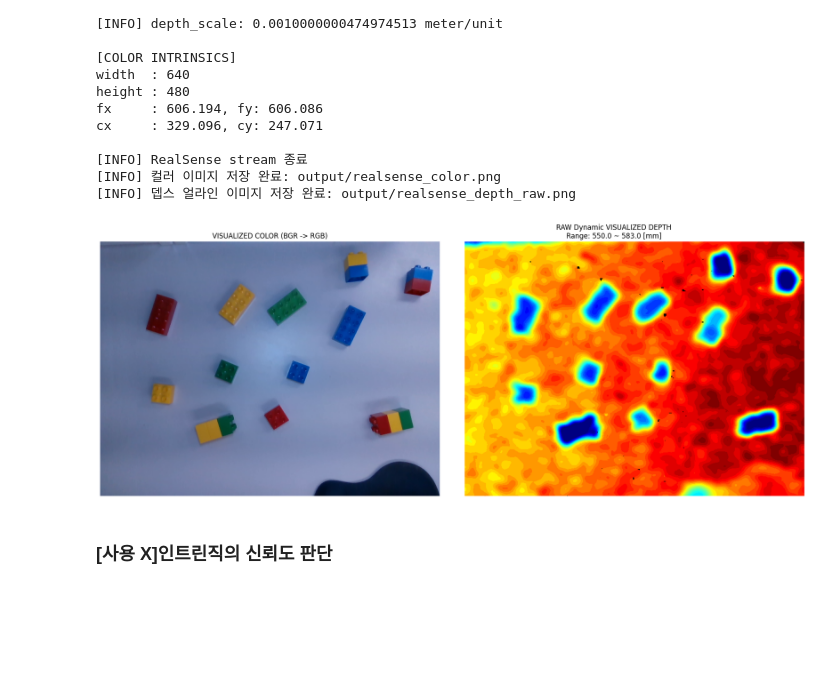
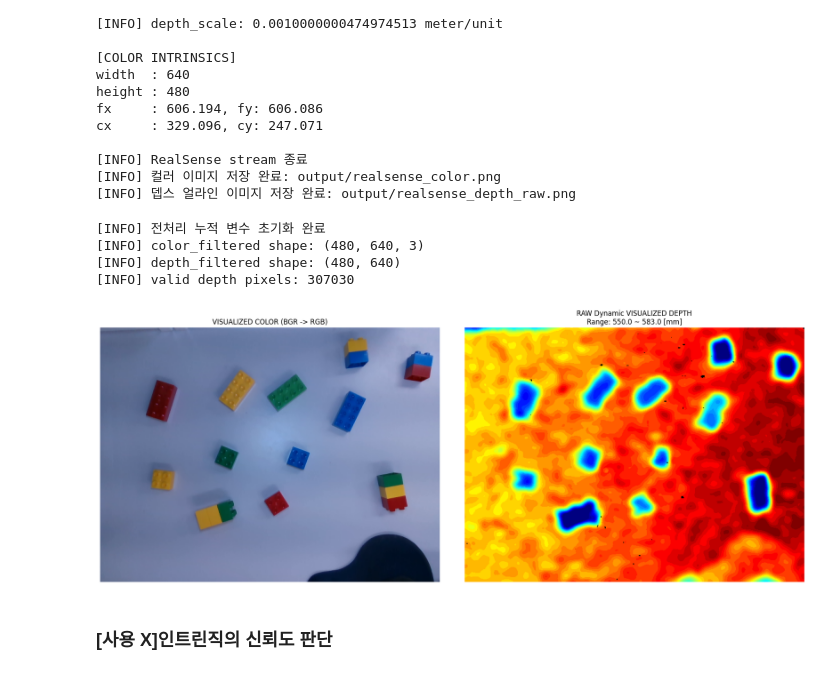
Before and after one commit to engineer0914/pointcloud_test, a Jupyter notebook: INUVision.ipynb, the cells around one changed output. Saved outputs shown, nothing was run; the diff lists cells and outputs as text; code cells hidden in the pictures; blank space fills up the shorter version.

```diff
--- a/INUVision.ipynb
+++ b/INUVision.ipynb
@@ -635,53 +635,72 @@ cx     : 329.096, cy: 247.071
 [INFO] 컬러 이미지 저장 완료: output/realsense_color.png
 [INFO] 뎁스 얼라인 이미지 저장 완료: output/realsense_depth_raw.png
 # %%
+# ---------------------------------------------------------
+# 카메라 원본 확인 + 전처리 누적 변수 초기화
+# ---------------------------------------------------------
+
 # 글로벌 변수 - 카메라 원본 이미지
     # color_img_bgr
     # depth_img
 
 # 글로벌 변수 - 처리 완료된 각각의 컬러와 뎁스 저장
     # color_filtered
     # depth_filtered
 
+# 전처리 누적 변수 초기화
+color_filtered = color_img_bgr.copy()
+depth_filtered = depth_img.copy()
+
+color_filtered_before = color_filtered.copy()
+color_filtered_after = color_filtered.copy()
+
+depth_filtered_before = depth_filtered.copy()
+depth_filtered_after = depth_filtered.copy()
+
+valid_mask_filtered = (depth_filtered > 0).astype(np.uint8)
+
+print("[INFO] 전처리 누적 변수 초기화 완료")
+print(f"[INFO] color_filtered shape: {color_filtered.shape}")
+print(f"[INFO] depth_filtered shape: {depth_filtered.shape}")
+print(f"[INFO] valid depth pixels: {np.count_nonzero(valid_mask_filtered)}")
 
 
-# color_filtered = color_img_bgr.copy()
-# color_filtered_before = color_img_bgr.copy()
-color_filtered_after = color_img_bgr.copy()
-
-# depth_filtered = depth_eroded.copy()
-# depth_filtered_before = depth_eroded.copy()
-depth_filtered_after = depth_img.copy()
-
-
+# ---------------------------------------------------------
+# 카메라 원본 화면 확인
+# ---------------------------------------------------------
 
 # 비율에 맞춰서 이미지 비율 계산
 width = 18
 height = width * (3 / 8)
-figsize=(width, height)
+figsize = (width, height)
 
 # 1행 2열 figsize에 맞춰서 설정
-fig, axes = plt.subplots(1, 2, figsize = figsize)
+fig, axes = plt.subplots(1, 2, figsize=figsize)
 
 # 컬러
-vis_color_img = cv2.cvtColor(color_filtered_after, cv2.COLOR_BGR2RGB)
+vis_color_img = cv2.cvtColor(color_filtered, cv2.COLOR_BGR2RGB)
 axes[0].imshow(vis_color_img)
 axes[0].set_title("VISUALIZED COLOR (BGR -> RGB)")
 axes[0].axis("off")
 
 # 뎁스
-vis_depth_img, depth_range = depth_dynamic_colorization(depth_filtered_after)
+vis_depth_img, depth_range = depth_dynamic_colorization(depth_filtered)
 axes[1].imshow(vis_depth_img)
-axes[1].set_title(f"RAW Dynamic VISUALIZED DEPTH \
-                  \nRange: {depth_range[0]:.1f} ~ {depth_range[1]:.1f} [mm] \
-                  ")
+axes[1].set_title(
+    f"RAW Dynamic VISUALIZED DEPTH\n"
+    f"Range: {depth_range[0]:.1f} ~ {depth_range[1]:.1f} [mm]"
+)
 axes[1].axis("off")
 
 # 시각화
 plt.tight_layout()
 plt.show()
 # %% [output]
+[INFO] 전처리 누적 변수 초기화 완료
+[INFO] color_filtered shape: (480, 640, 3)
+[INFO] depth_filtered shape: (480, 640)
+[INFO] valid depth pixels: 307030
-[figure, old version]
+[figure, new version]
 # %% [markdown]
 ### **[사용 X]인트린직의 신뢰도 판단**
 # %%
```
Also changed, not shown: parts of 8 cells of this notebook, 2 other files.
